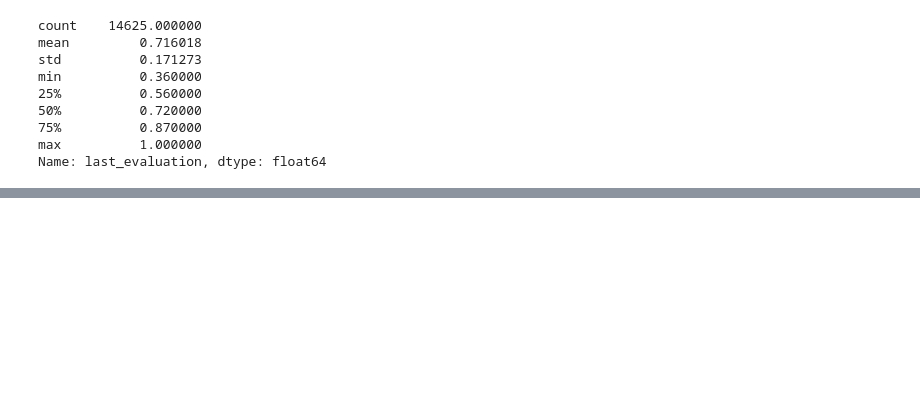
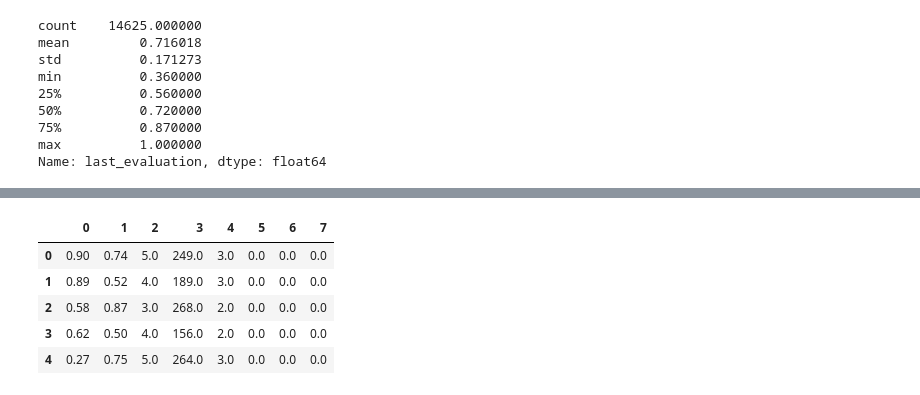
Before and after one commit to andirs/impyte, a Jupyter notebook: sandbox.ipynb, the cells around one changed output, grey strips where cells are left out. Cells and saved outputs as stored; diff of their text form; code cells hidden in the pictures; blank space fills up the shorter version.

```diff
--- a/sandbox.ipynb
+++ b/sandbox.ipynb
@@ -429,0 +423,9 @@ array([[ 0.78],
+# %%
+pd.DataFrame(test_rescaled[:5])
+# %% [output]
+|  | 0 | 1 | 2 | 3 | 4 | 5 | 6 | 7 |
+| 0 | 0.90 | 0.74 | 5.0 | 249.0 | 3.0 | 0.0 | 0.0 | 0.0 |
+| 1 | 0.89 | 0.52 | 4.0 | 189.0 | 3.0 | 0.0 | 0.0 | 0.0 |
+| 2 | 0.58 | 0.87 | 3.0 | 268.0 | 2.0 | 0.0 | 0.0 | 0.0 |
+| 3 | 0.62 | 0.50 | 4.0 | 156.0 | 2.0 | 0.0 | 0.0 | 0.0 |
+| 4 | 0.27 | 0.75 | 5.0 | 264.0 | 3.0 | 0.0 | 0.0 | 0.0 |
```
Also changed, not shown: parts of 10 cells of this notebook, 1 other file.
